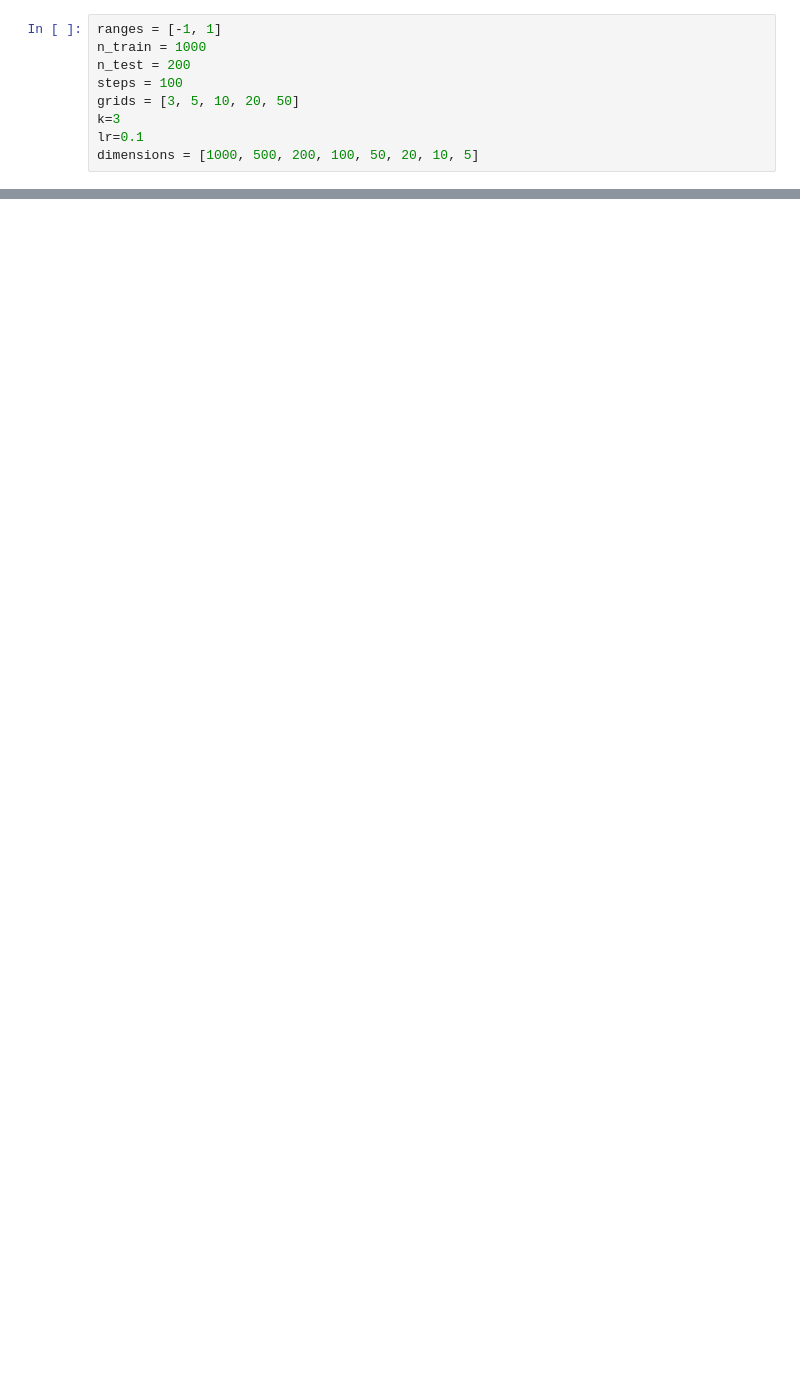
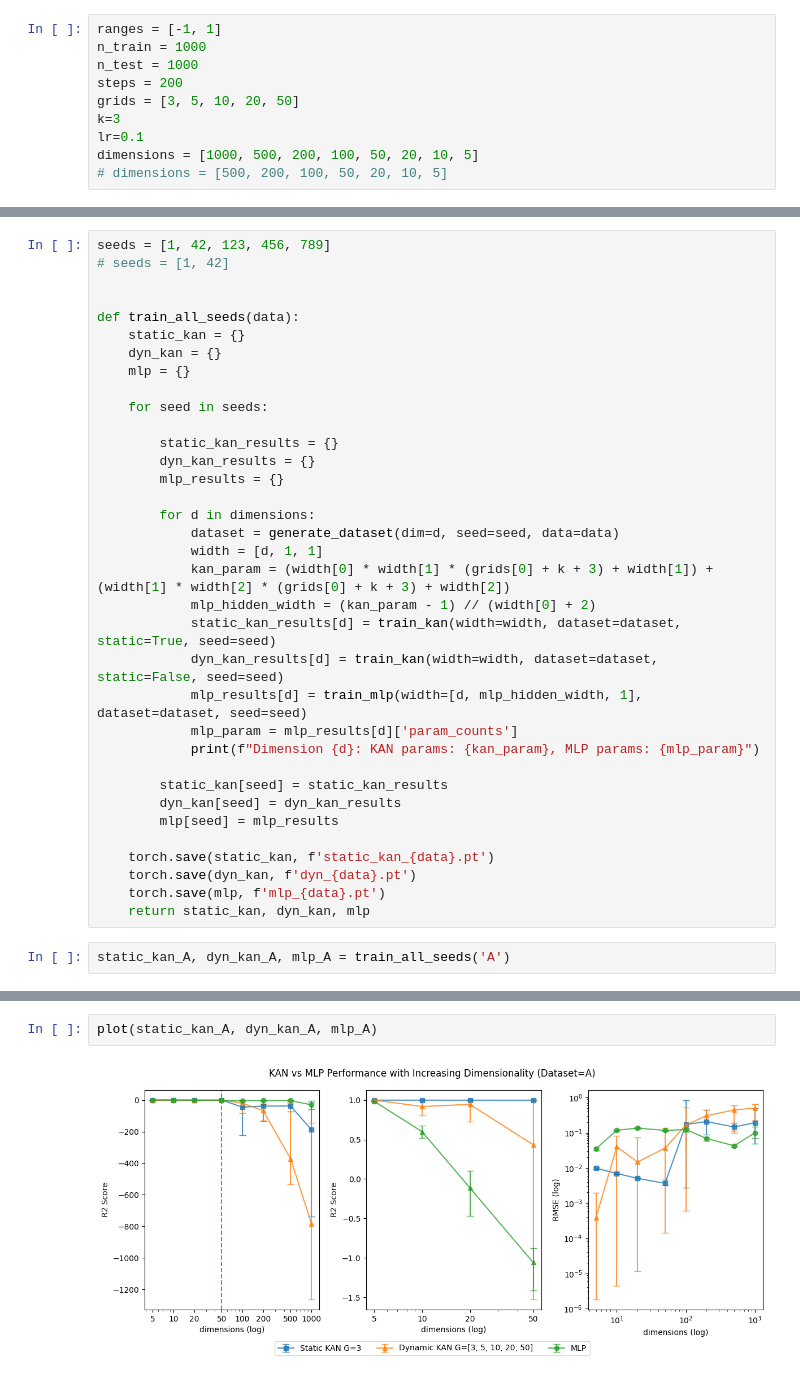
Before and after one commit to runanhan/kan-robustness-scaling, a Jupyter notebook: 3-increasing-dimensionality.ipynb, the cells around one changed output, grey strips where cells are left out. Cells and saved outputs as stored; diff of their text form; blank space fills up the shorter version.

Commit message:
seeds average + new equation

```diff
--- a/3-increasing-dimensionality.ipynb
+++ b/3-increasing-dimensionality.ipynb
@@ -20,10 +33,11 @@ def sol_fun(x, dim):
 # %%
 ranges = [-1, 1]
 n_train = 1000
-n_test = 200
-steps = 100
+n_test = 1000
+steps = 200
 grids = [3, 5, 10, 20, 50]
 k=3
 lr=0.1
 dimensions = [1000, 500, 200, 100, 50, 20, 10, 5]
+# dimensions = [500, 200, 100, 50, 20, 10, 5]
 # %%
@@ -171,0 +150,37 @@ torch.save(mlp_results, 'mlp_results-new.pt')
+# %%
+seeds = [1, 42, 123, 456, 789]
+# seeds = [1, 42]
+
+
+def train_all_seeds(data):
+    static_kan = {}
+    dyn_kan = {}
+    mlp = {}
+
+    for seed in seeds:
+
+        static_kan_results = {}
+        dyn_kan_results = {}
+        mlp_results = {}
+
+        for d in dimensions:
+            dataset = generate_dataset(dim=d, seed=seed, data=data)
+            width = [d, 1, 1]
+            kan_param = (width[0] * width[1] * (grids[0] + k + 3) + width[1]) + (width[1] * width[2] * (grids[0] + k + 3) + width[2])
+            mlp_hidden_width = (kan_param - 1) // (width[0] + 2)
+            static_kan_results[d] = train_kan(width=width, dataset=dataset, static=True, seed=seed)
+            dyn_kan_results[d] = train_kan(width=width, dataset=dataset, static=False, seed=seed)
+            mlp_results[d] = train_mlp(width=[d, mlp_hidden_width, 1], dataset=dataset, seed=seed)
+            mlp_param = mlp_results[d]['param_counts']
+            print(f"Dimension {d}: KAN params: {kan_param}, MLP params: {mlp_param}")
+
+        static_kan[seed] = static_kan_results
+        dyn_kan[seed] = dyn_kan_results
+        mlp[seed] = mlp_results
+
+    torch.save(static_kan, f'static_kan_{data}.pt')
+    torch.save(dyn_kan, f'dyn_{data}.pt')
+    torch.save(mlp, f'mlp_{data}.pt')
+    return static_kan, dyn_kan, mlp
+# %%
+static_kan_A, dyn_kan_A, mlp_A = train_all_seeds('A')
@@ -218,0 +269,4 @@ plt.show()
+# %%
+plot(static_kan_A, dyn_kan_A, mlp_A)
+# %% [output]
+[figure, added]
```
Also changed, not shown: parts of 11 cells of this notebook.
